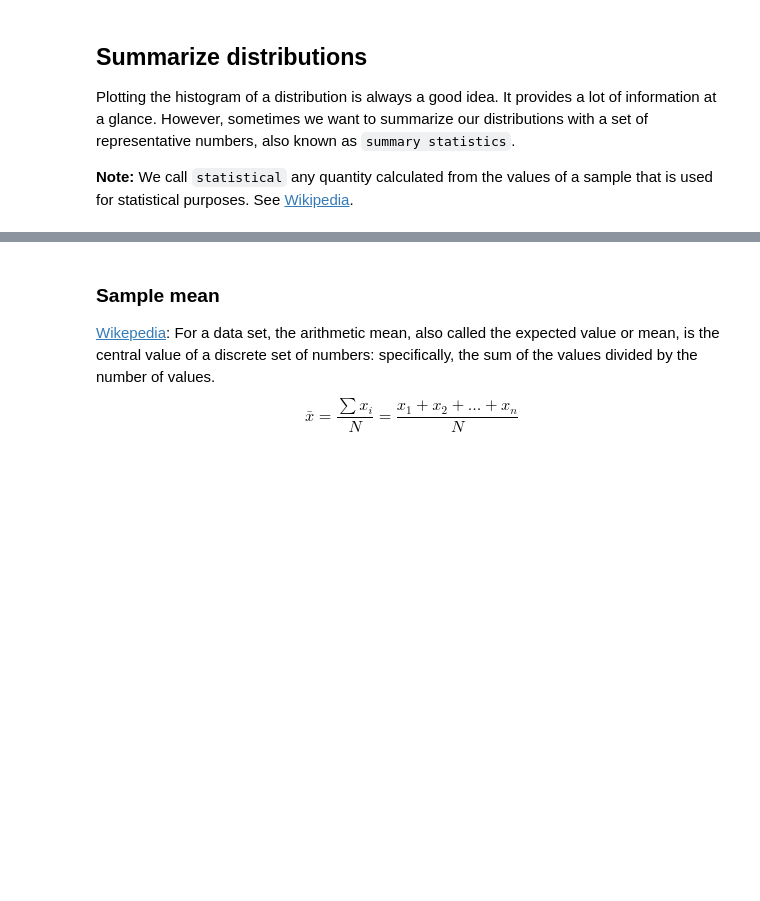
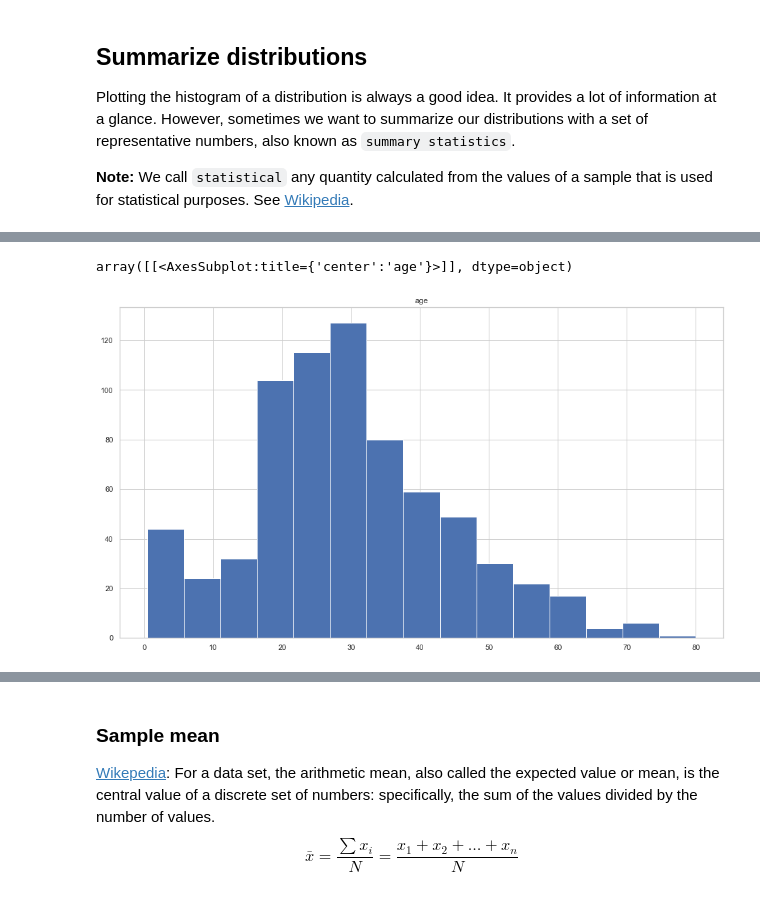
Before and after one commit to Ironhack-data-bcn-oct-2022/lectures, a Jupyter notebook: week-5/02 - Intro to statistics.ipynb, the cells around one changed output, grey strips where cells are left out. Saved outputs shown, nothing was run; the diff lists cells and outputs as text; code cells hidden in the pictures; blank space fills up the shorter version.

```diff
--- a/week-5/02 - Intro to statistics.ipynb
+++ b/week-5/02 - Intro to statistics.ipynb
@@ -114,4 +184,7 @@ df_titanic.hist("age", bins=np.linspace(0,80,9)) # We use linspace to tune the b
 # %%
-df_titanic.hist("age", bins="auto")
+df_titanic.hist("age", bins=15)
+# %% [output]
+array([[<AxesSubplot:title={'center':'age'}>]], dtype=object)
+[figure, added]
 # %%
 df_titanic.describe()
```
Also changed, not shown: parts of 102 cells of this notebook.
